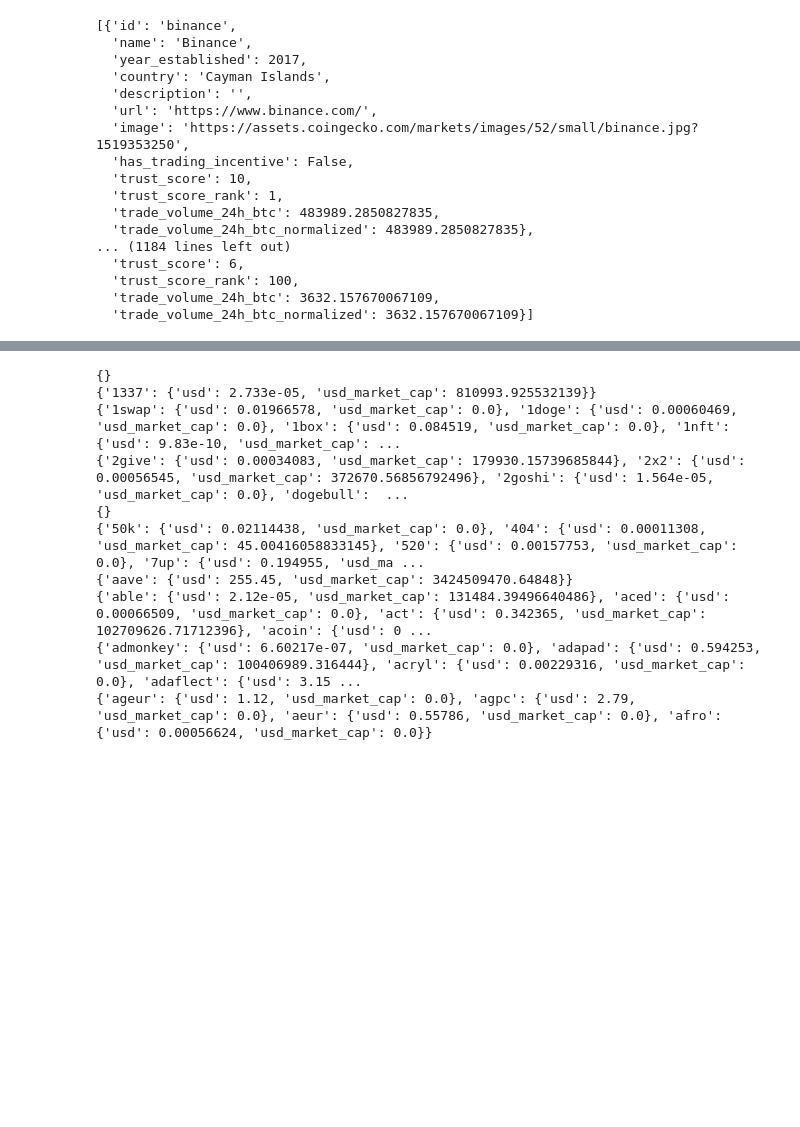
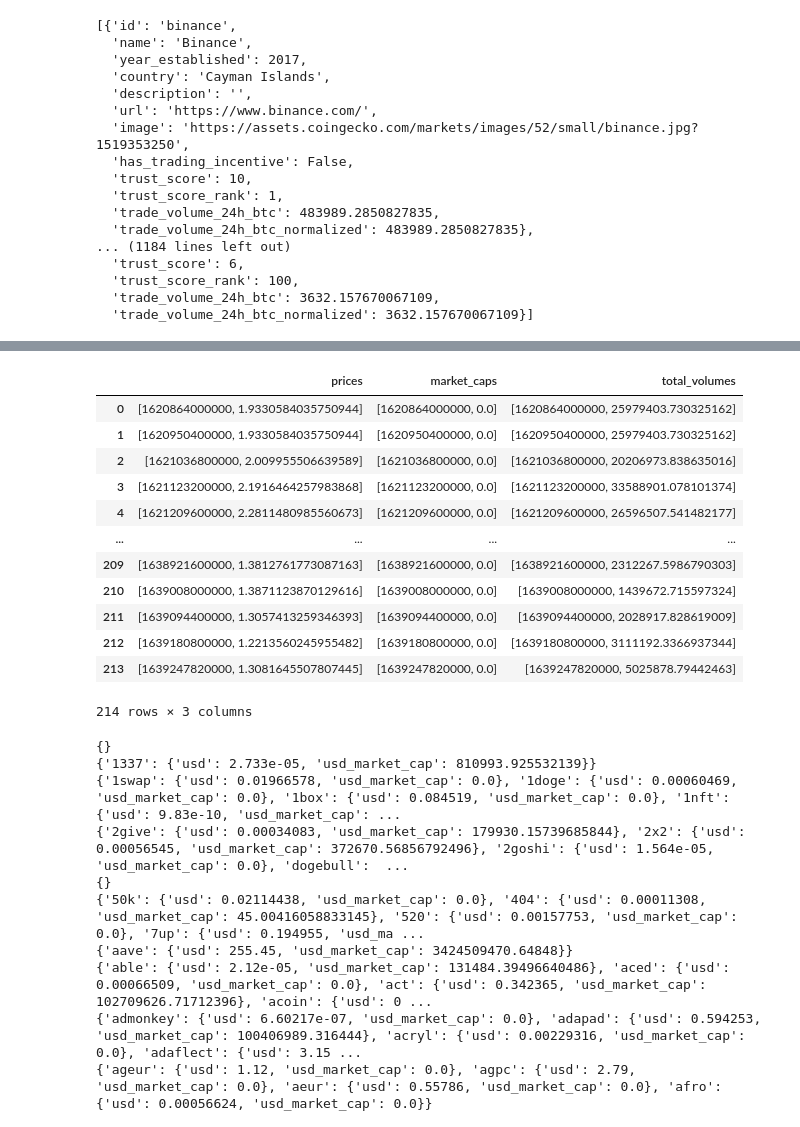
Before and after one commit to VinnyCarter05/CoinGecko, a Jupyter notebook: CoinGecko.ipynb, the cells around one changed output, grey strips where cells are left out. Cells and saved outputs as stored; diff of their text form; code cells hidden in the pictures; blank space fills up the shorter version.

```diff
--- a/CoinGecko.ipynb
+++ b/CoinGecko.ipynb
@@ -93,3 +157,19 @@ sum(coins_list_df['symbol']=='usdt')
+# %%
+pd.DataFrame.from_dict(data)
+# %% [output]
+|  | prices | market_caps | total_volumes |
+| 0 | [1620864000000, 1.9330584035750944] | [1620864000000, 0.0] | [1620864000000, 25979403.730325162] |
+| 1 | [1620950400000, 1.9330584035750944] | [1620950400000, 0.0] | [1620950400000, 25979403.730325162] |
+| 2 | [1621036800000, 2.009955506639589] | [1621036800000, 0.0] | [1621036800000, 20206973.838635016] |
+| 3 | [1621123200000, 2.1916464257983868] | [1621123200000, 0.0] | [1621123200000, 33588901.078101374] |
+| 4 | [1621209600000, 2.2811480985560673] | [1621209600000, 0.0] | [1621209600000, 26596507.541482177] |
+| ... | ... | ... | ... |
+| 209 | [1638921600000, 1.3812761773087163] | [1638921600000, 0.0] | [1638921600000, 2312267.5986790303] |
+| 210 | [1639008000000, 1.3871123870129616] | [1639008000000, 0.0] | [1639008000000, 1439672.715597324] |
+| 211 | [1639094400000, 1.3057413259346393] | [1639094400000, 0.0] | [1639094400000, 2028917.828619009] |
+| 212 | [1639180800000, 1.2213560245955482] | [1639180800000, 0.0] | [1639180800000, 3111192.3366937344] |
+| 213 | [1639247820000, 1.3081645507807445] | [1639247820000, 0.0] | [1639247820000, 5025878.79442463] |
+214 rows × 3 columns
 # %%
 for i in range(0,len(symbols),50):
     price = cg.get_price(ids=symbols[i:i+50], vs_currencies='usd', include_market_cap = True)
```
Also changed, not shown: parts of 9 cells of this notebook, 1 other file.
